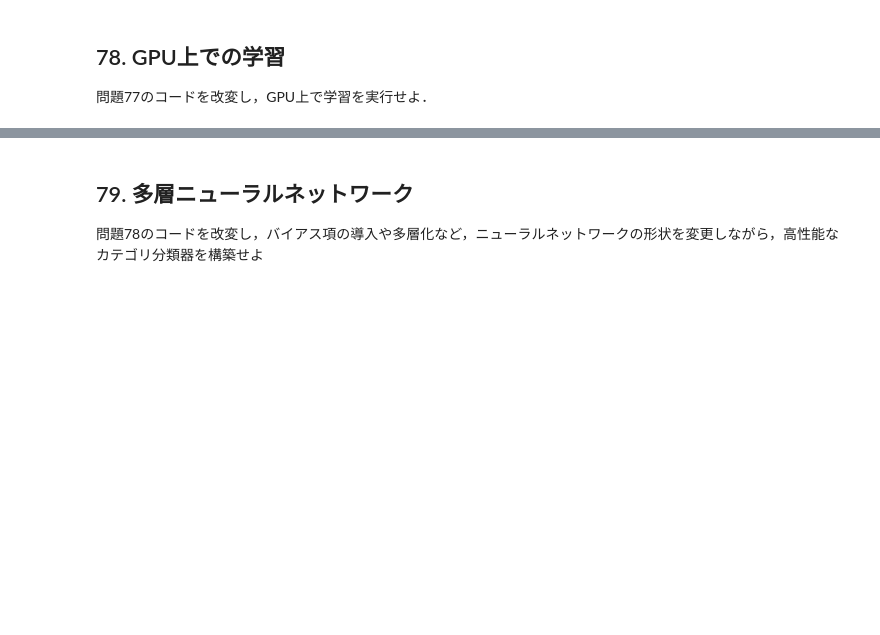
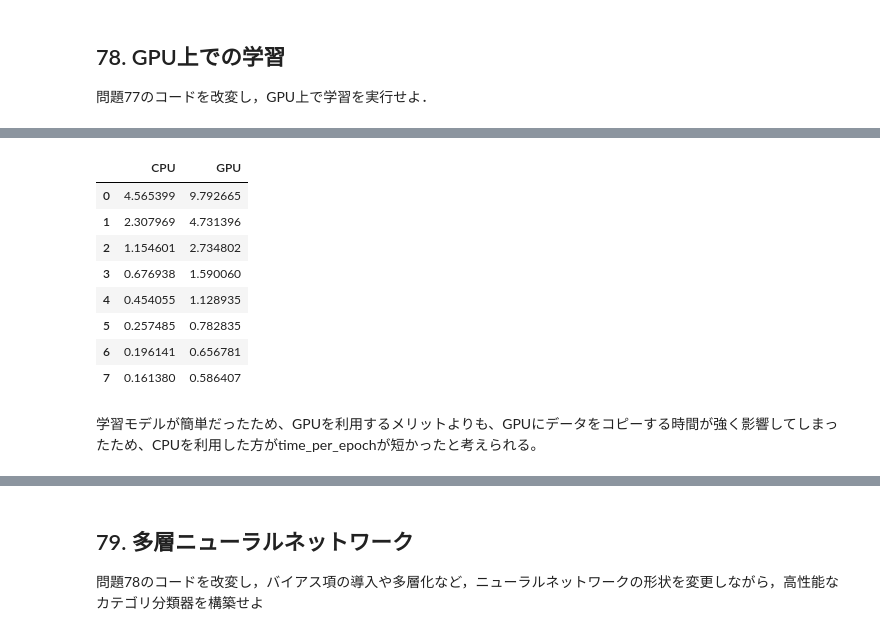
Before and after one commit to Nshisei/NLP100knock, a Jupyter notebook: NLP100knock_08.ipynb, the cells around one changed output, grey strips where cells are left out. Cells and saved outputs as stored; diff of their text form; code cells hidden in the pictures; blank space fills up the shorter version.

```diff
--- a/NLP100knock_08.ipynb
+++ b/NLP100knock_08.ipynb
@@ -600,6 +653,6 @@ plt.show()
 # %%
 # GPU
-device = torch.device('cuda:1') if torch.cuda.is_available() else torch.device('cpu')
+device = torch.device('cuda:0') if torch.cuda.is_available() else torch.device('cpu')
 # データセット
 ds = TensorDataset(x_train.to(device), y_train.to(device))
 
@@ -608,13 +661,13 @@ ds = TensorDataset(x_train.to(device), y_train.to(device))
 batch_sizes = [2**i for i in range(8)]
 
 # 結果を保存
-result = []
+GPUresult = []
 
 for batch_size in batch_sizes:
     # DataLoaderを作成
     loader = DataLoader(ds, batch_size=batch_size, shuffle=True)
     # 行列W
-    W = torch.randn(300, 4, requires_grad=True).to(device)
+    W = torch.randn(300, 4).to(device).detach().requires_grad_(True)
     # 損失関数
     loss_fn = torch.nn.CrossEntropyLoss()
     # 最適化
@@ -644,11 +697,11 @@ for batch_size in batch_sizes:
             # 訓練
             train_pred = pred(x_train.to(device), W)
             train_accuracy = accuracy(train_pred, y_train)
-            train_loss = loss_fn(torch.matmul(x_train, W), y_train).item()
+            train_loss = loss_fn(torch.matmul(x_train.to(device), W), y_train.to(device)).item()
             # 検証
-            valid_pred = pred(x_valid, W)
+            valid_pred = pred(x_valid.to(device), W)
             valid_accuracy = accuracy(valid_pred, y_valid)
-            valid_loss = loss_fn(torch.matmul(x_valid, W), y_valid).item()
+            valid_loss = loss_fn(torch.matmul(x_valid.to(device), W), y_valid.to(device)).item()
 
         # 保存
         train_losses.append(train_loss)
@@ -661,4 +714,4 @@ for batch_size in batch_sizes:
     print(f'time / ephocs: {t}\n')
 
     # batch_sizeごとの結果を保存
-    result.append([batch_size, t, train_losses, train_accuracies, valid_losses, valid_accuracies])
+    GPUresult.append([batch_size, t, train_losses, train_accuracies, valid_losses, valid_accuracies])
@@ -664,0 +736,16 @@ for batch_size in batch_sizes:
+# %%
+cpu_re = pd.DataFrame(result, columns=['batch_size', 'time_pre_epoch', 'train_loss', 'train_accuracy', 'valid_loss', 'valid_accuracy'])
+gpu_re = pd.DataFrame(GPUresult, columns=['batch_size', 'time_pre_epoch', 'train_loss', 'train_accuracy', 'valid_loss', 'valid_accuracy'])
+pd.concat([cpu_re['time_pre_epoch'], gpu_re['time_pre_epoch']], axis=1).set_axis(['CPU', 'GPU'], axis='columns')
+# %% [output]
+|  | CPU | GPU |
+| 0 | 4.565399 | 9.792665 |
+| 1 | 2.307969 | 4.731396 |
+| 2 | 1.154601 | 2.734802 |
+| 3 | 0.676938 | 1.590060 |
+| 4 | 0.454055 | 1.128935 |
+| 5 | 0.257485 | 0.782835 |
+| 6 | 0.196141 | 0.656781 |
+| 7 | 0.161380 | 0.586407 |
+# %% [markdown]
+学習モデルが簡単だったため、GPUを利用するメリットよりも、GPUにデータをコピーする時間が強く影響してしまったため、CPUを利用した方がtime_per_epochが短かったと考えられる。
```
Also changed, not shown: parts of 21 cells of this notebook.
